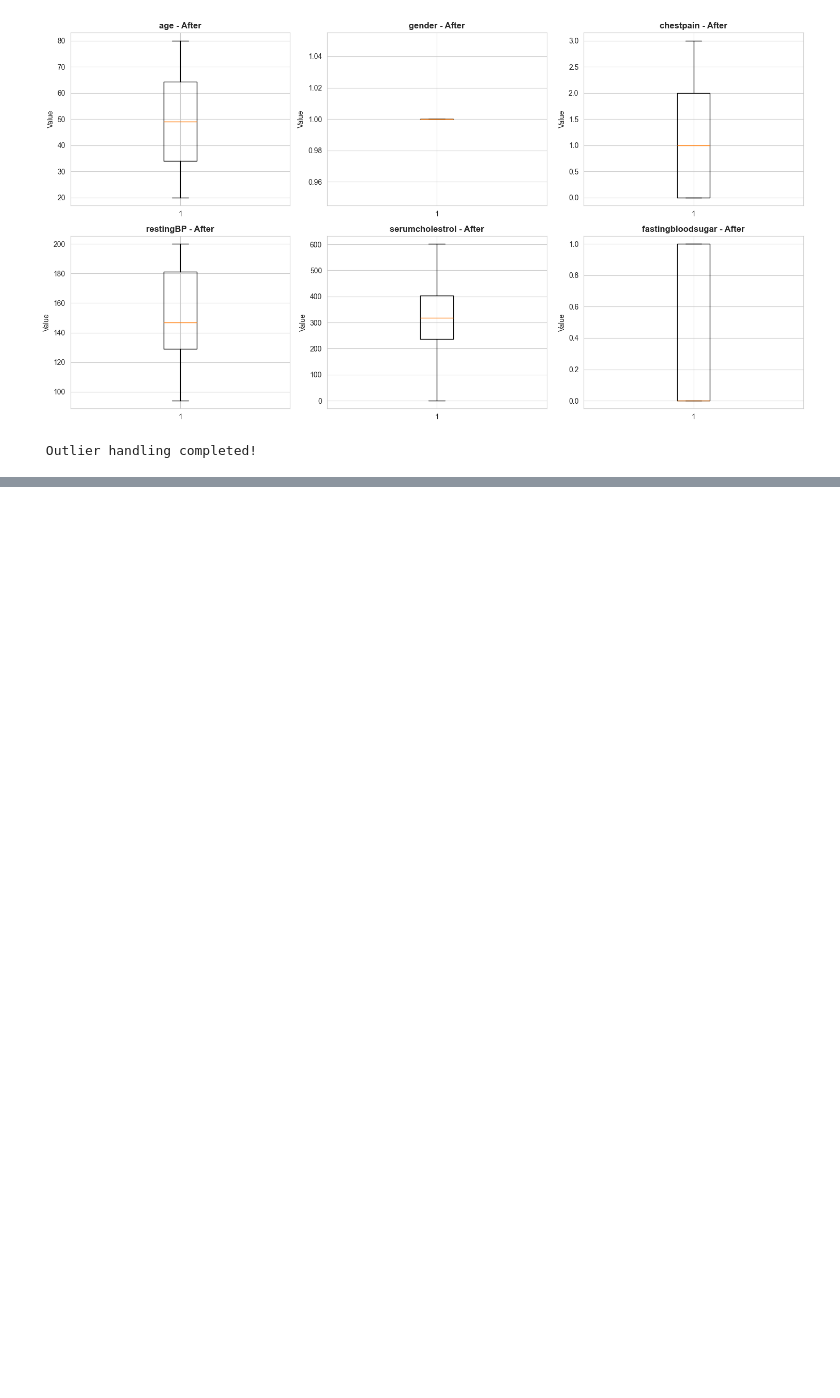
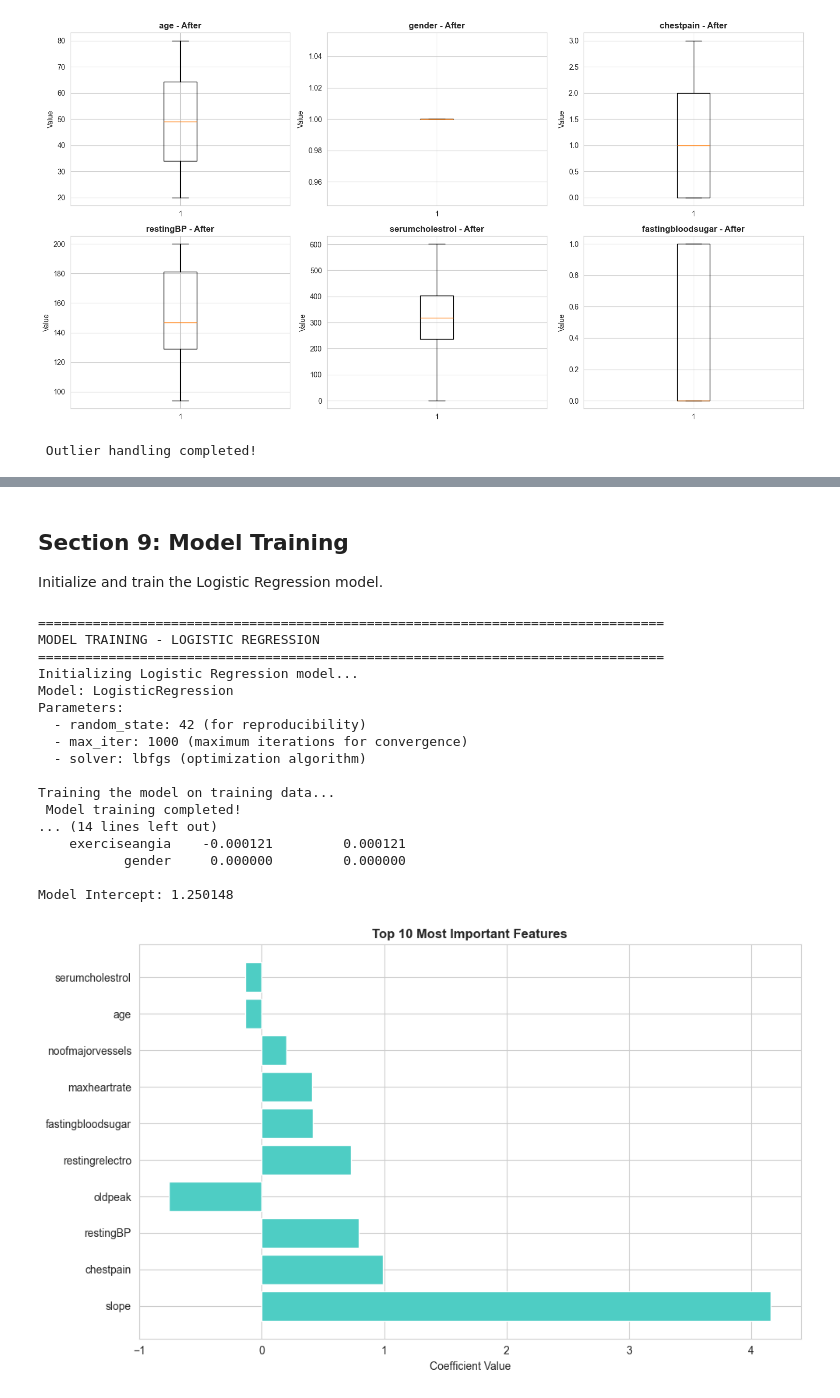
Before and after one commit to perera2001/ML-Assignment-, a Jupyter notebook: Logistic/logistic.ipynb, the cells around one changed output, grey strips where cells are left out. Drawn from its saved outputs; the diff is of its cells as text; code cells hidden in the pictures; blank space fills up the shorter version.

Commit message:
data preprocessing and model trainning

```diff
--- a/Logistic/logistic.ipynb
+++ b/Logistic/logistic.ipynb
@@ -650,0 +780,78 @@ Boxplots AFTER outlier handling:
+# %% [markdown]
+## Section 9: Model Training
+
+Initialize and train the Logistic Regression model.
+# %%
+print("=" * 80)
+print("MODEL TRAINING - LOGISTIC REGRESSION")
+print("=" * 80)
+
+# Initialize Logistic Regression model
+print("Initializing Logistic Regression model...")
+log_reg = LogisticRegression(
+    random_state=42,
+    max_iter=1000,
+    solver='lbfgs',
+    verbose=0
+)
+
+print(f"Model: {type(log_reg).__name__}")
+print(f"Parameters:")
+print(f"  - random_state: 42 (for reproducibility)")
+print(f"  - max_iter: 1000 (maximum iterations for convergence)")
+print(f"  - solver: lbfgs (optimization algorithm)")
+print()
+
+# Train the model
+print("Training the model on training data...")
+log_reg.fit(X_train, y_train)
+
+print(" Model training completed!")
+print()
+
+# Display model coefficients
+print("Model Coefficients (Feature Importance):")
+print("-" * 40)
+
+# Get feature importance
+feature_importance = pd.DataFrame({
+    'Feature': X_train.columns,
+    'Coefficient': log_reg.coef_[0]
+})
+feature_importance['Abs_Coefficient'] = abs(feature_importance['Coefficient'])
+feature_importance = feature_importance.sort_values('Abs_Coefficient', ascending=False)
+
+print(feature_importance.to_string(index=False))
+print()
+
+print(f"Model Intercept: {log_reg.intercept_[0]:.6f}")
+print()
+
+# Visualize top 10 features by importance
+top_features = feature_importance.head(10)
+plt.figure(figsize=(10, 6))
+plt.barh(range(len(top_features)), top_features['Coefficient'].values, color='#4ECDC4')
+plt.yticks(range(len(top_features)), top_features['Feature'].values)
+plt.xlabel('Coefficient Value')
+plt.title('Top 10 Most Important Features', fontweight='bold', fontsize=12)
+plt.tight_layout()
+plt.show()
+# %% [output]
+================================================================================
+MODEL TRAINING - LOGISTIC REGRESSION
+================================================================================
+Initializing Logistic Regression model...
+Model: LogisticRegression
+Parameters:
+  - random_state: 42 (for reproducibility)
+  - max_iter: 1000 (maximum iterations for convergence)
+  - solver: lbfgs (optimization algorithm)
+
+Training the model on training data...
+ Model training completed!
+... (14 lines left out)
+    exerciseangia    -0.000121         0.000121
+           gender     0.000000         0.000000
+
+Model Intercept: 1.250148
+[figure, added]
```
Also changed, not shown: parts of 4 cells of this notebook.
